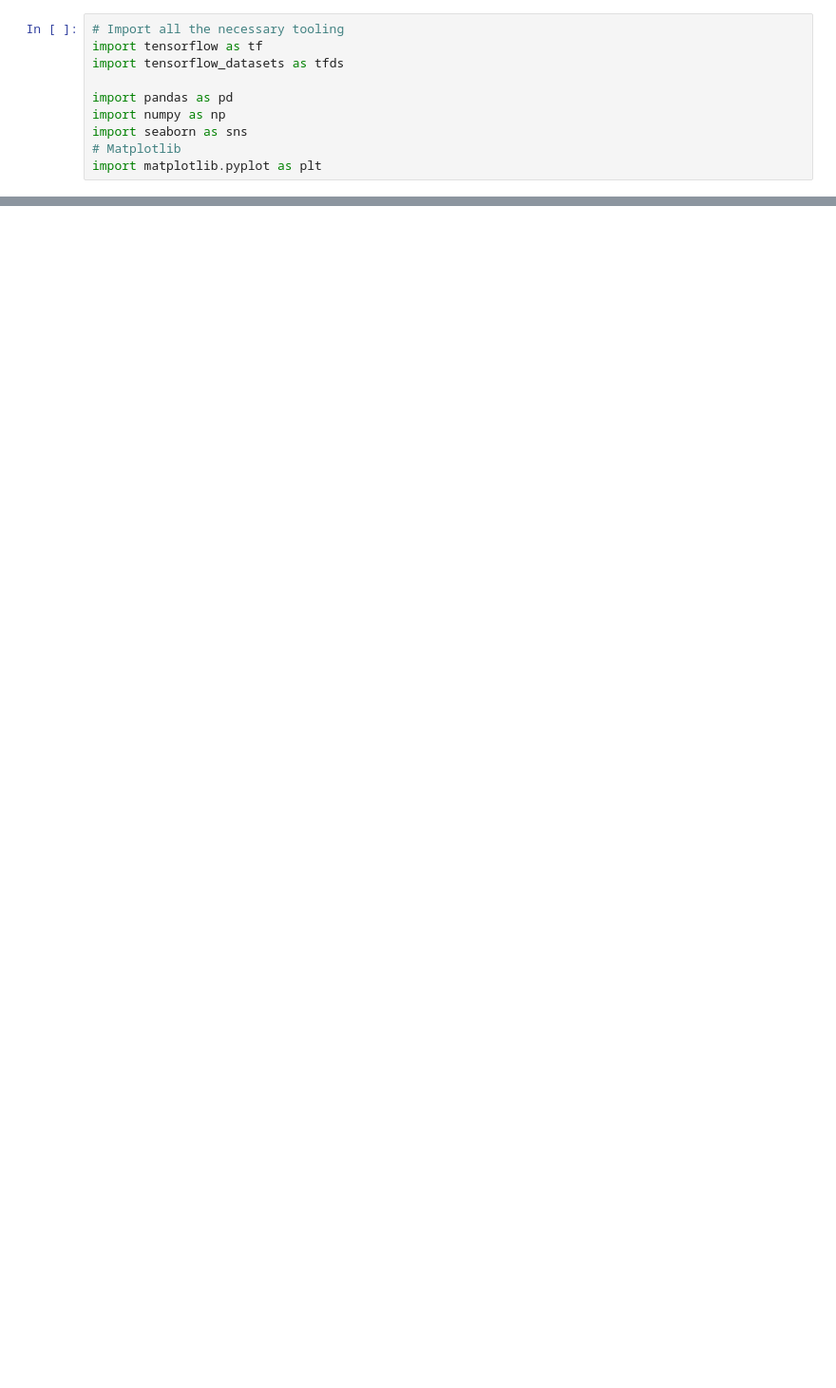
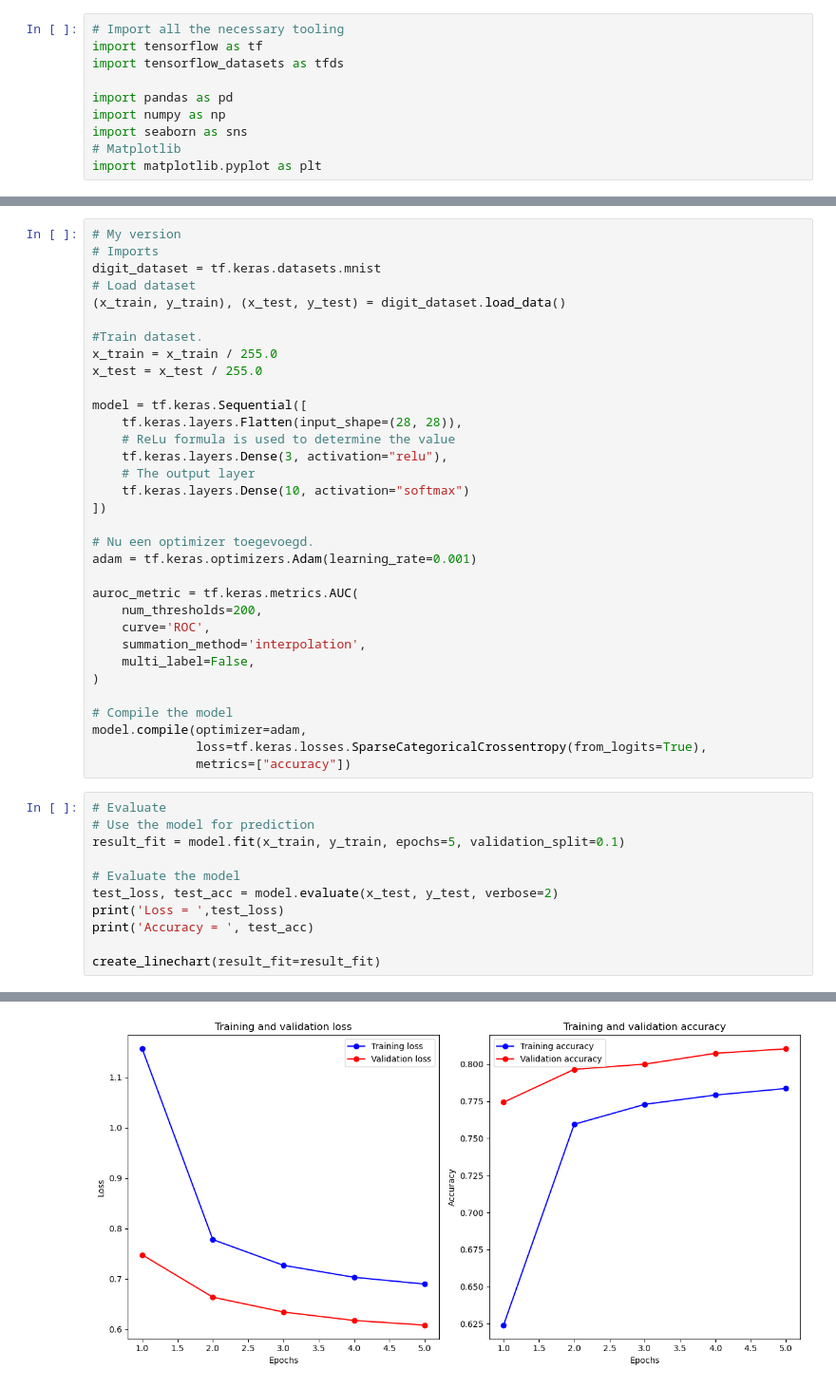
Before and after one commit to geoduin/AI_Assignment, a Jupyter notebook: part1PredictDigit.ipynb, the cells around one changed output, grey strips where cells are left out. Shown at 95% size. Drawn from its saved outputs; the diff is of its cells as text; blank space fills up the shorter version.

Commit message:
Results with graphs

```diff
--- a/part1PredictDigit.ipynb
+++ b/part1PredictDigit.ipynb
@@ -10,0 +62,45 @@ import matplotlib.pyplot as plt
+# %%
+# My version
+# Imports
+digit_dataset = tf.keras.datasets.mnist
+# Load dataset
+(x_train, y_train), (x_test, y_test) = digit_dataset.load_data()
+
+#Train dataset.
+x_train = x_train / 255.0
+x_test = x_test / 255.0
+
+model = tf.keras.Sequential([
+    tf.keras.layers.Flatten(input_shape=(28, 28)),
+    # ReLu formula is used to determine the value
+    tf.keras.layers.Dense(3, activation="relu"),
+    # The output layer
+    tf.keras.layers.Dense(10, activation="softmax")
+])
+
+# Nu een optimizer toegevoegd.
+adam = tf.keras.optimizers.Adam(learning_rate=0.001)
+
+auroc_metric = tf.keras.metrics.AUC(
+    num_thresholds=200,
+    curve='ROC',
+    summation_method='interpolation',
+    multi_label=False,
+)
+
+# Compile the model
+model.compile(optimizer=adam,
+              loss=tf.keras.losses.SparseCategoricalCrossentropy(from_logits=True),
+              metrics=["accuracy"])
+# %%
+# Evaluate
+# Use the model for prediction
+result_fit = model.fit(x_train, y_train, epochs=5, validation_split=0.1)
+
+# Evaluate the model
+test_loss, test_acc = model.evaluate(x_test, y_test, verbose=2)
+print('Loss = ',test_loss)
+print('Accuracy = ', test_acc)
+
+create_linechart(result_fit=result_fit)
+# %% [output]
@@ -10,0 +120 @@ import matplotlib.pyplot as plt
+[figure, added]
```
Also changed, not shown: parts of 15 cells of this notebook.
